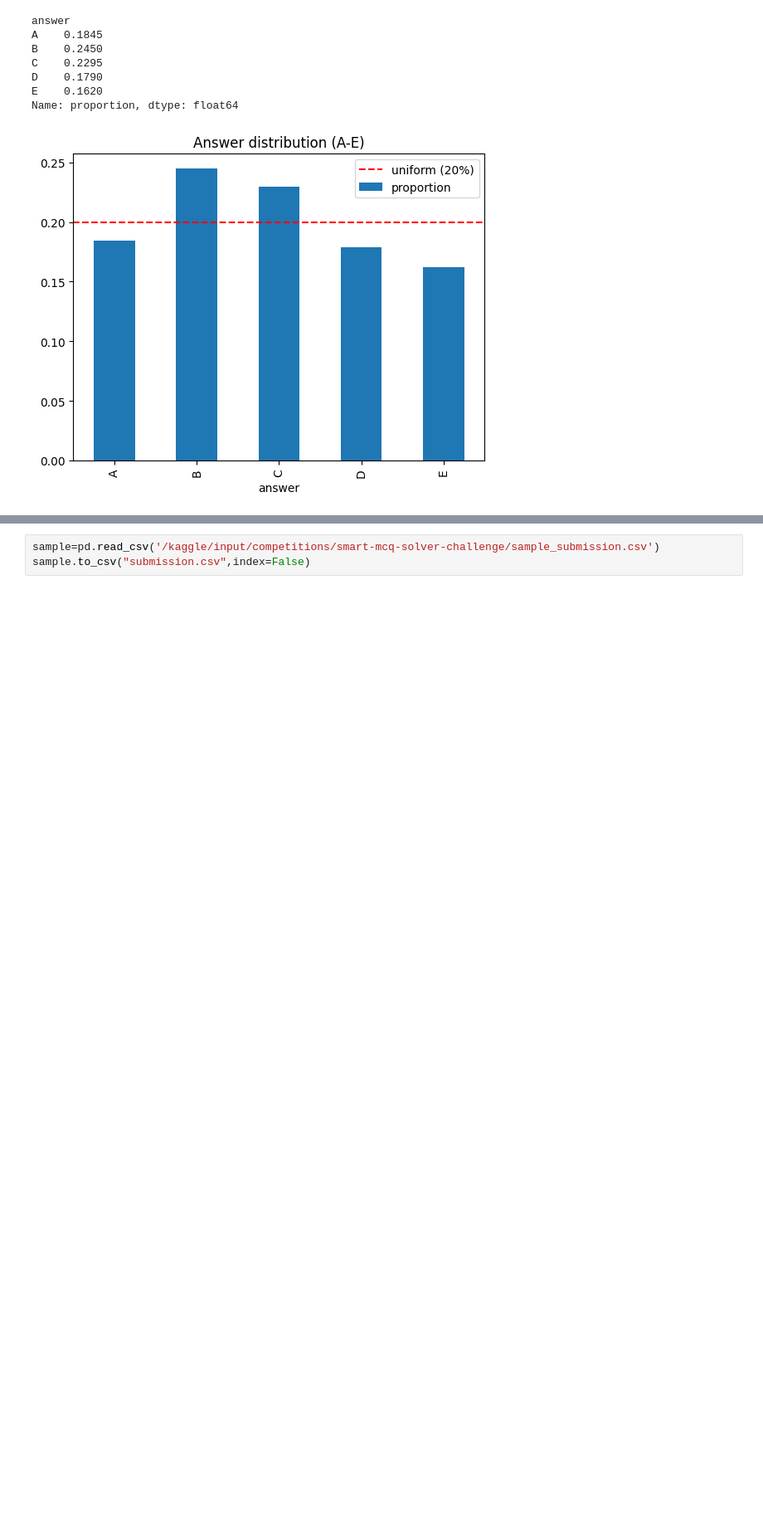
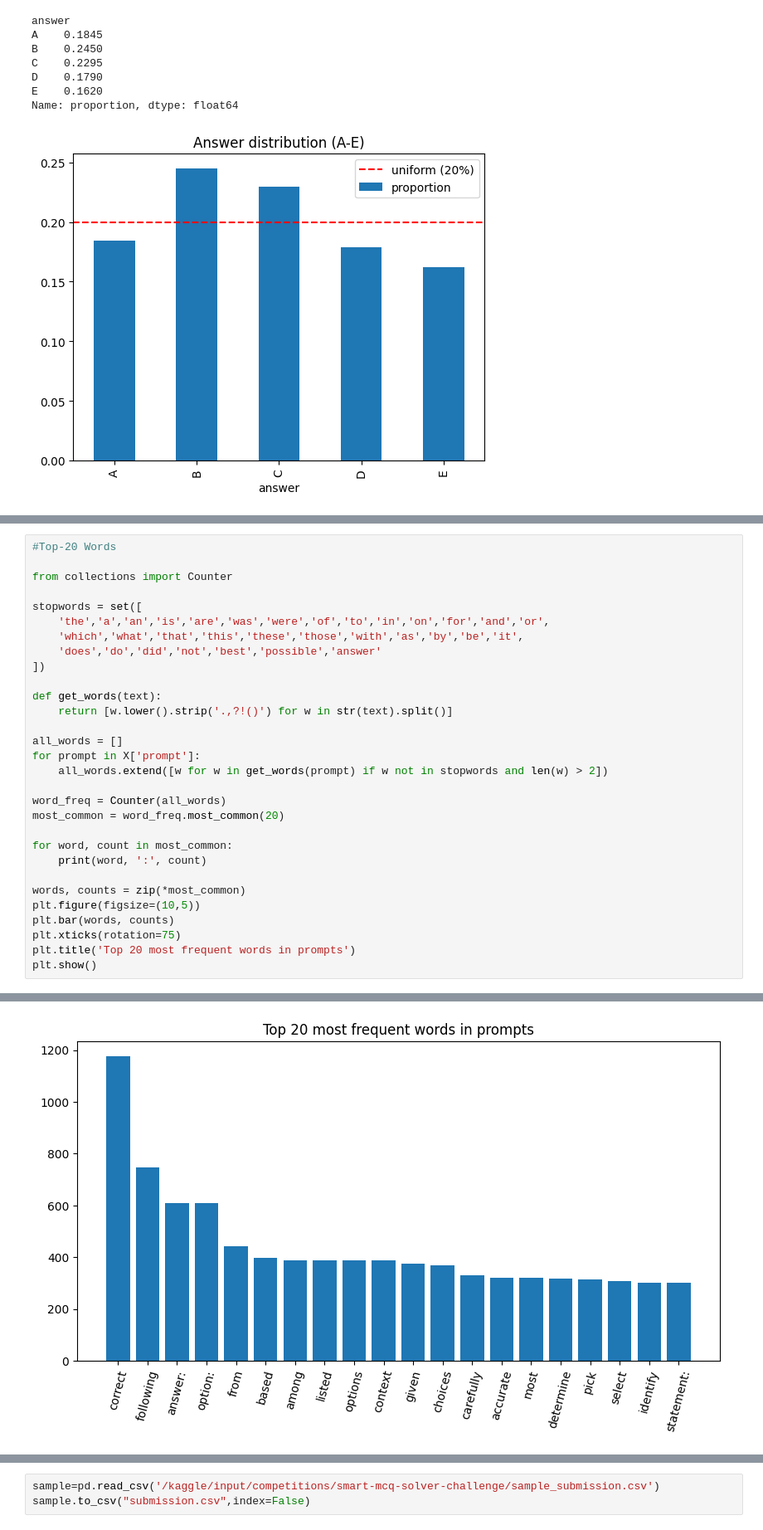
Before and after one commit to Atharv210203/smart-mcq-solver, a Jupyter notebook: 23f1002260-notebook-t12026.ipynb, the cells around one changed output, grey strips where cells are left out. Shown at 83% size. Drawn from its saved outputs; the diff is of its cells as text; blank space fills up the shorter version.

```diff
--- a/23f1002260-notebook-t12026.ipynb
+++ b/23f1002260-notebook-t12026.ipynb
@@ -145,0 +182,31 @@ Name: proportion, dtype: float64
+# %%
+#Top-20 Words
+
+from collections import Counter
+
+stopwords = set([
+    'the','a','an','is','are','was','were','of','to','in','on','for','and','or',
+    'which','what','that','this','these','those','with','as','by','be','it',
+    'does','do','did','not','best','possible','answer'
+])
+
+def get_words(text):
+    return [w.lower().strip('.,?!()') for w in str(text).split()]
+
+all_words = []
+for prompt in X['prompt']:
+    all_words.extend([w for w in get_words(prompt) if w not in stopwords and len(w) > 2])
+
+word_freq = Counter(all_words)
+most_common = word_freq.most_common(20)
+
+for word, count in most_common:
+    print(word, ':', count)
+
+words, counts = zip(*most_common)
+plt.figure(figsize=(10,5))
+plt.bar(words, counts)
+plt.xticks(rotation=75)
+plt.title('Top 20 most frequent words in prompts')
+plt.show()
+# %% [output]
@@ -145,0 +233 @@ Name: proportion, dtype: float64
+[figure, added]
```
Also changed, not shown: parts of 5 cells of this notebook.
